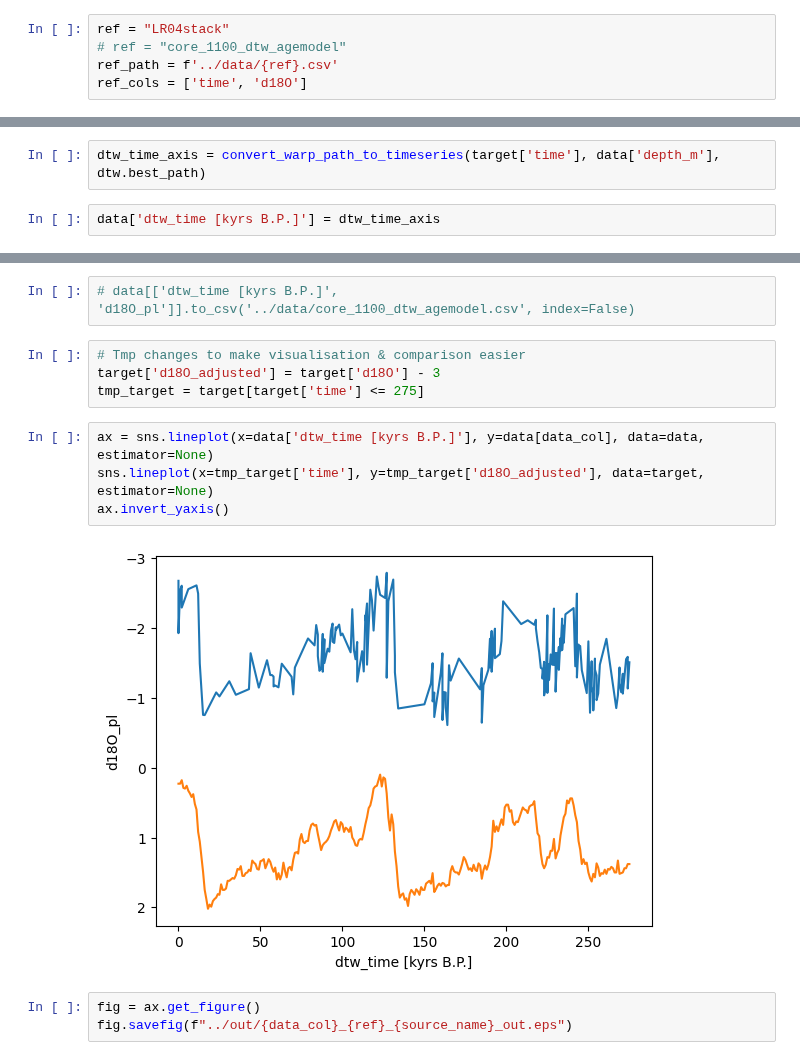
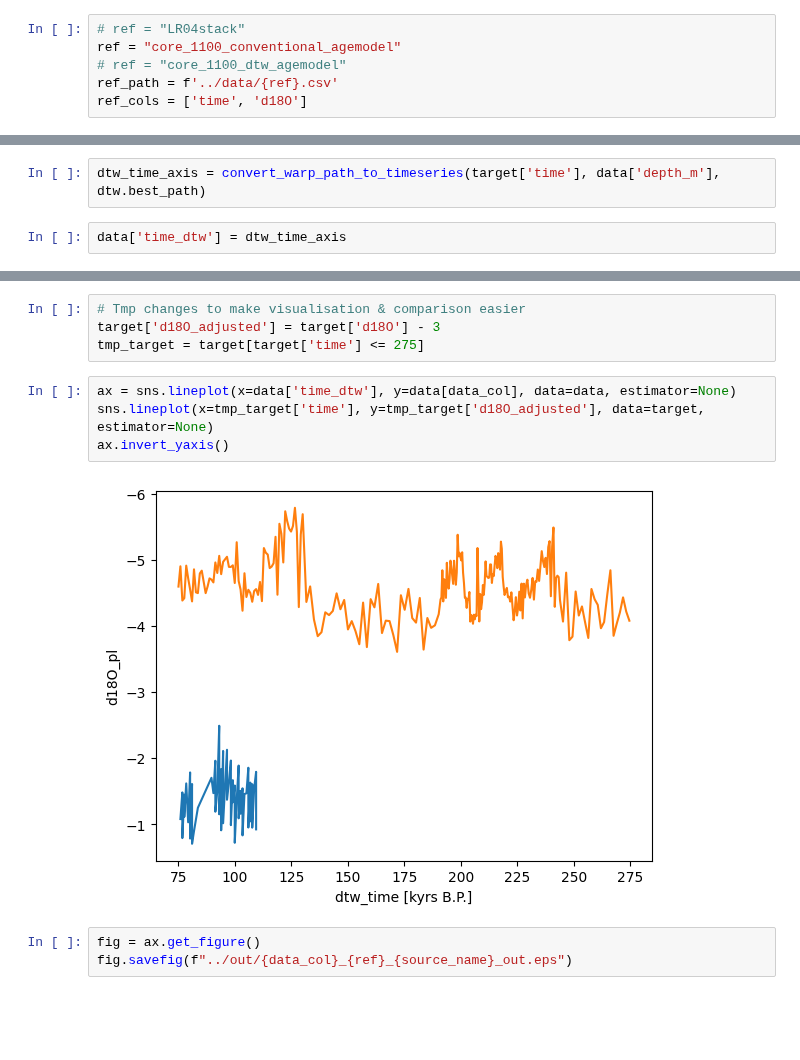
Before and after one commit to andreas-paul/dtw, a Jupyter notebook: src/01_dtw.ipynb, the cells around one changed output, grey strips where cells are left out. Drawn from its saved outputs; the diff is of its cells as text; blank space fills up the shorter version.

```diff
--- a/src/01_dtw.ipynb
+++ b/src/01_dtw.ipynb
@@ -34,7 +34,8 @@ time_step = 5  # in kiloyears
 # %% [markdown]
 Define the name, location and variable (column) names of the target/reference curve here.
 # %%
-ref = "LR04stack"
+# ref = "LR04stack"
+ref = "core_1100_conventional_agemodel"
 # ref = "core_1100_dtw_agemodel"
 ref_path = f'../data/{ref}.csv'
 ref_cols = ['time', 'd18O']
@@ -172,4 +167,4 @@ def convert_warp_path_to_timeseries(target: Union[list, np.array, pd.Series],
 # %%
 dtw_time_axis = convert_warp_path_to_timeseries(target['time'], data['depth_m'], dtw.best_path)
 # %%
-data['dtw_time [kyrs B.P.]'] = dtw_time_axis
+data['time_dtw'] = dtw_time_axis
@@ -182,15 +171,13 @@ data.head(2)
-# %%
-# data[['dtw_time [kyrs B.P.]', 'd18O_pl']].to_csv('../data/core_1100_dtw_agemodel.csv', index=False)
 # %%
 # Tmp changes to make visualisation & comparison easier
 target['d18O_adjusted'] = target['d18O'] - 3
 tmp_target = target[target['time'] <= 275]
 # %%
-ax = sns.lineplot(x=data['dtw_time [kyrs B.P.]'], y=data[data_col], data=data, estimator=None)
+ax = sns.lineplot(x=data['time_dtw'], y=data[data_col], data=data, estimator=None)
 sns.lineplot(x=tmp_target['time'], y=tmp_target['d18O_adjusted'], data=target, estimator=None)
 ax.invert_yaxis()
 # %% [output]
-[figure, old version]
+[figure, new version]
 # %%
 fig = ax.get_figure()
 fig.savefig(f"../out/{data_col}_{ref}_{source_name}_out.eps")
```
Also changed, not shown: parts of 17 cells of this notebook, 1 other file.
